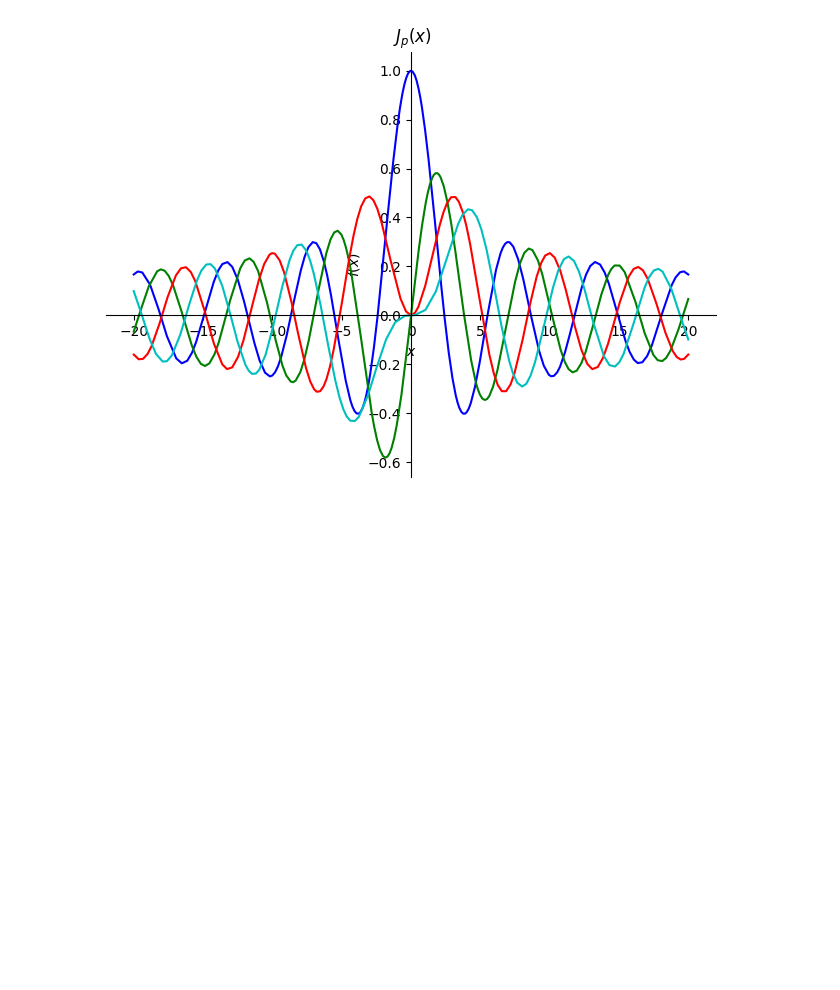
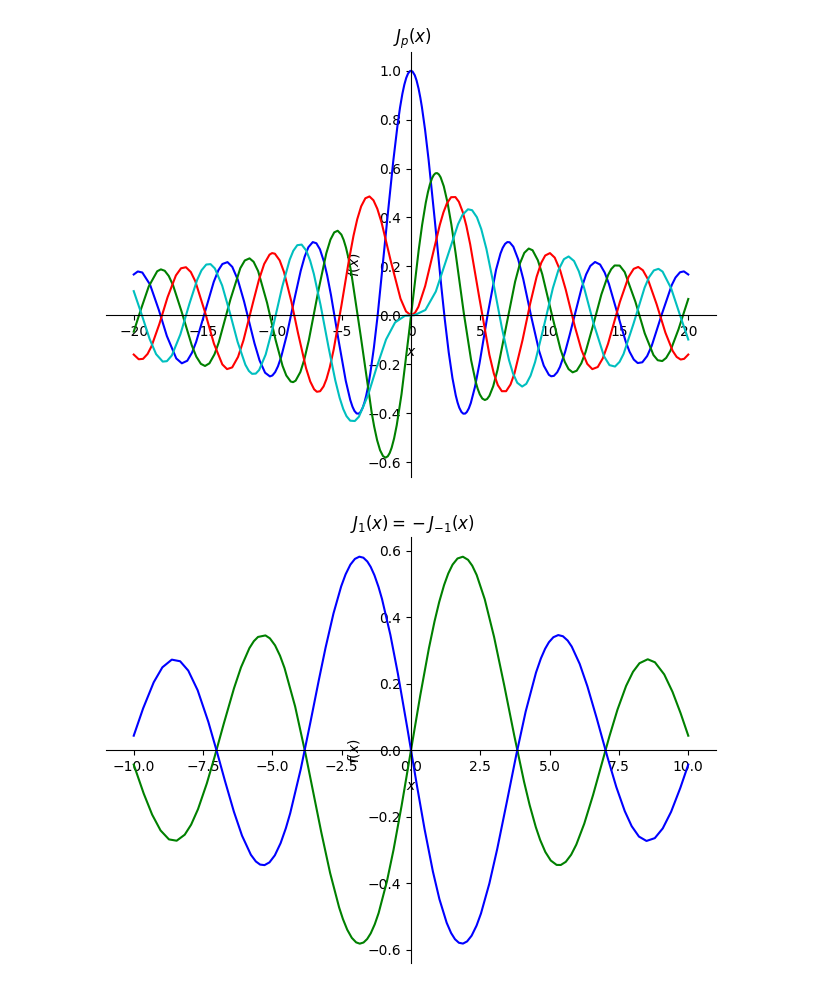
Before and after one commit to DavidChiu150219/20230723, a Jupyter notebook: 數學.ipynb, the cells around one changed output. Saved outputs shown, nothing was run; the diff lists cells and outputs as text; code cells hidden in the pictures; blank space fills up the shorter version.

```diff
--- a/數學.ipynb
+++ b/數學.ipynb
@@ -241,3 +242,18 @@ p1.extend(p4)
 p1.show()
 # %% [output]
 [figure]
+# %%
+from sympy import *
+from sympy.plotting import plot
+
+x,n,p=var('x,n,p')
+def besselj(p,x):
+    return summation(((-1)**n*x**(2*n+p))/(factorial(n)*gamma(n+p+1)*2**(2*n+p)),[n,0,oo])
+
+st="J_{1}(x)=-J_{-1}(x)"
+p1=plot(besselj(1,x),(x,-10,10),line_color='g',title=' $'+st+ '$',show=False)
+p2=plot(besselj(-1,x),(x,-10,10),line_color='b',show=False)
+p1.extend(p2)
+p1.show()
+# %% [output]
+[figure, added]
```
Also changed, not shown: parts of 1 cell of this notebook, 1 other file.
